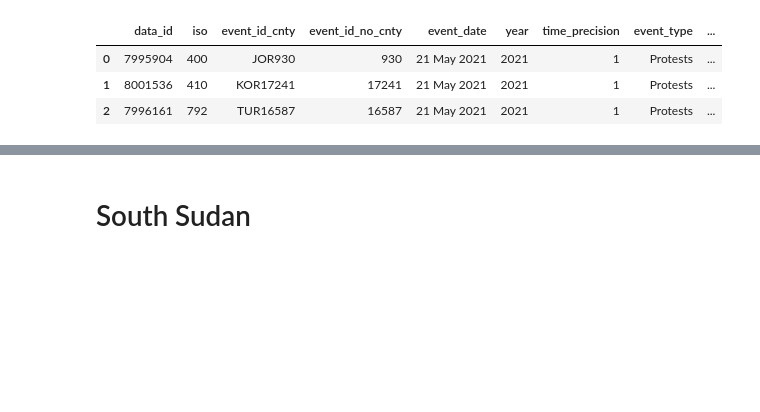
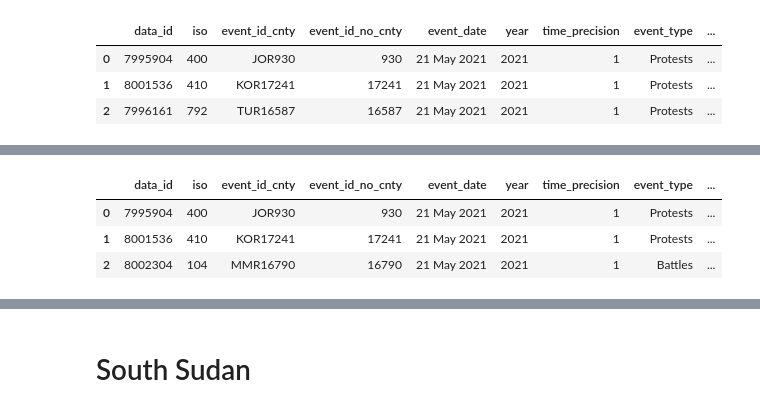
Before and after one commit to JF11579/New-Stuff, a Jupyter notebook: Py_ACLED_5__25_21.ipynb, the cells around one changed output, grey strips where cells are left out. Saved outputs shown, nothing was run; the diff lists cells and outputs as text; code cells hidden in the pictures; blank space fills up the shorter version.

```diff
--- a/Py_ACLED_5__25_21.ipynb
+++ b/Py_ACLED_5__25_21.ipynb
@@ -78,0 +191,7 @@ data.describe() # Notice only Numerical data represented here.
+# %%
+Monodic_data.head(3). # Notice there is no @nd actor.
+# %% [output]
+|  | data_id | iso | event_id_cnty | event_id_no_cnty | event_date | year | time_precision | event_type | ... |
+| 0 | 7995904 | 400 | JOR930 | 930 | 21 May 2021 | 2021 | 1 | Protests | ... |
+| 1 | 8001536 | 410 | KOR17241 | 17241 | 21 May 2021 | 2021 | 1 | Protests | ... |
+| 2 | 8002304 | 104 | MMR16790 | 16790 | 21 May 2021 | 2021 | 1 | Battles | ... |
```
Also changed, not shown: parts of 34 cells of this notebook.
